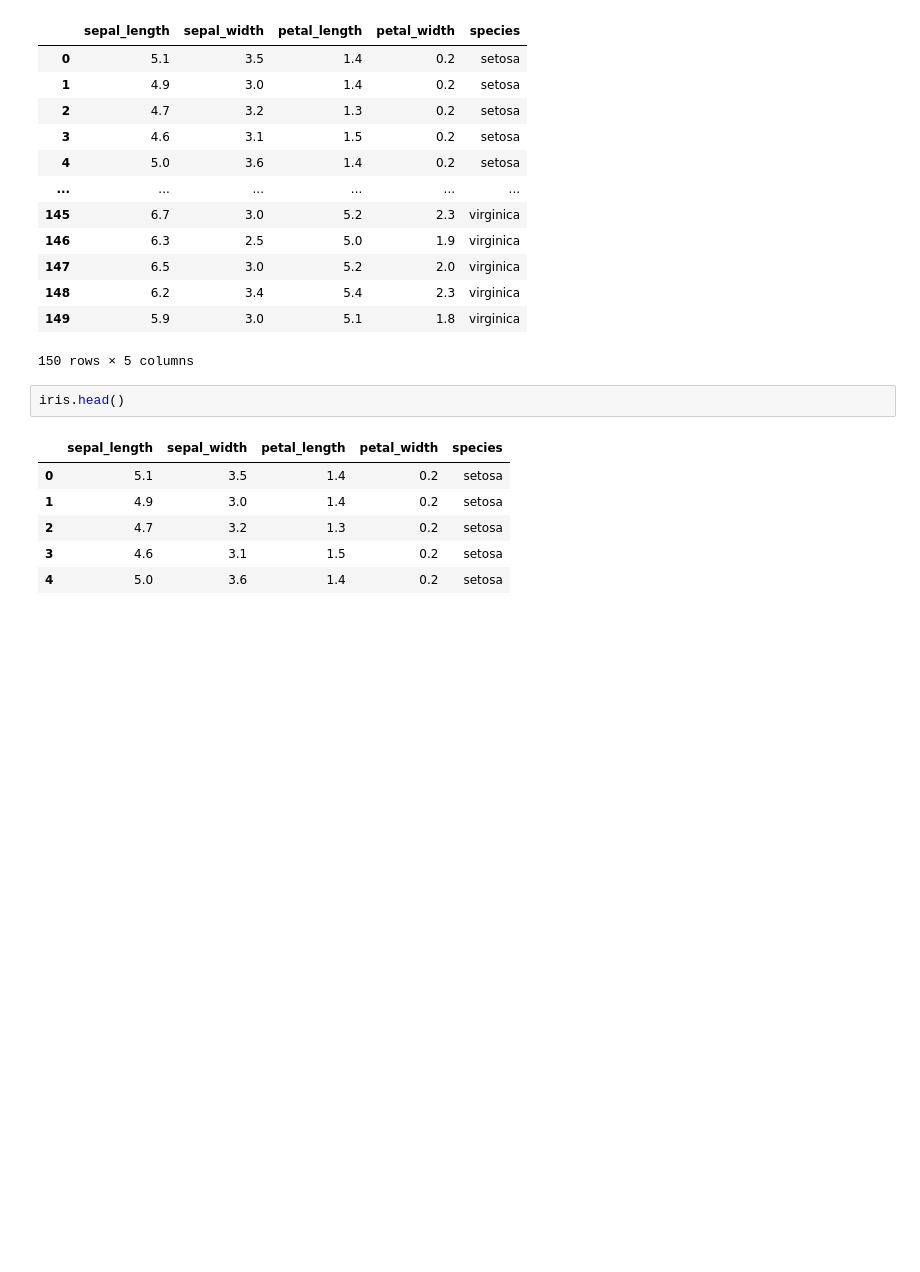
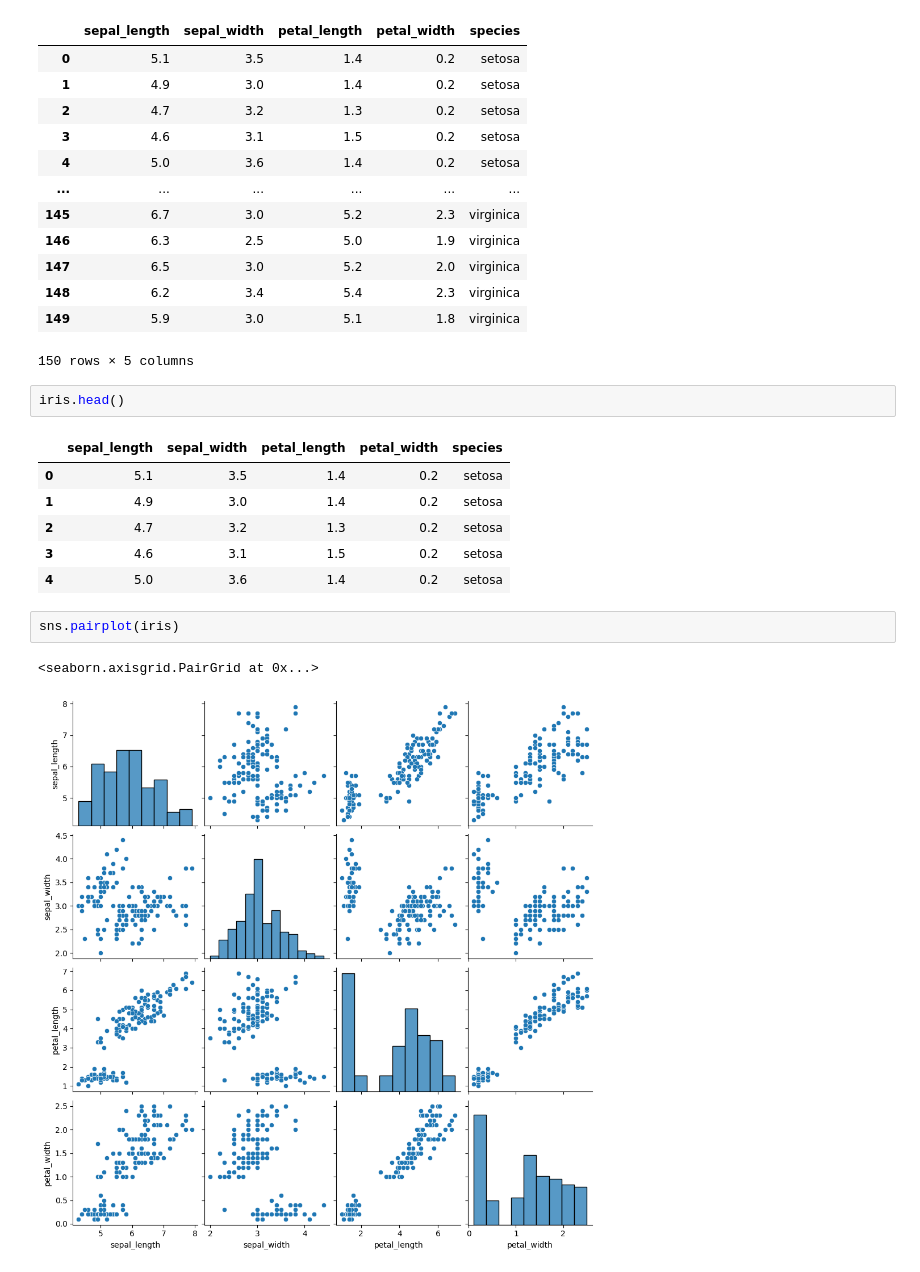
Before and after one commit to Srish09-S/ML, a Jupyter notebook: Seaborn/5.ipynb, the cells around one changed output. Drawn from its saved outputs; the diff is of its cells as text; blank space fills up the shorter version.

```diff
--- a/Seaborn/5.ipynb
+++ b/Seaborn/5.ipynb
@@ -58,3 +58,8 @@ iris.head()
 | 2 | 4.7 | 3.2 | 1.3 | 0.2 | setosa |
 | 3 | 4.6 | 3.1 | 1.5 | 0.2 | setosa |
 | 4 | 5.0 | 3.6 | 1.4 | 0.2 | setosa |
+# %%
+sns.pairplot(iris)
+# %% [output]
+<seaborn.axisgrid.PairGrid at 0x...>
+[figure, added]
```
Also changed, not shown: parts of 1 cell of this notebook.
